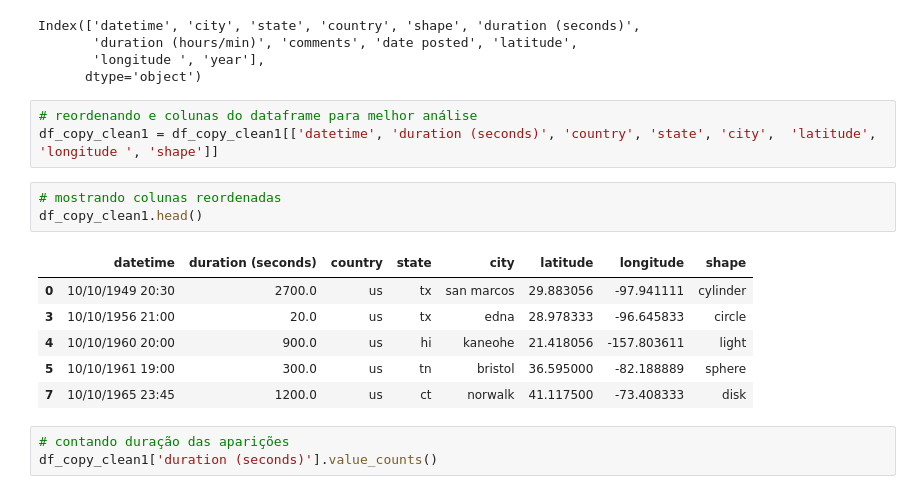
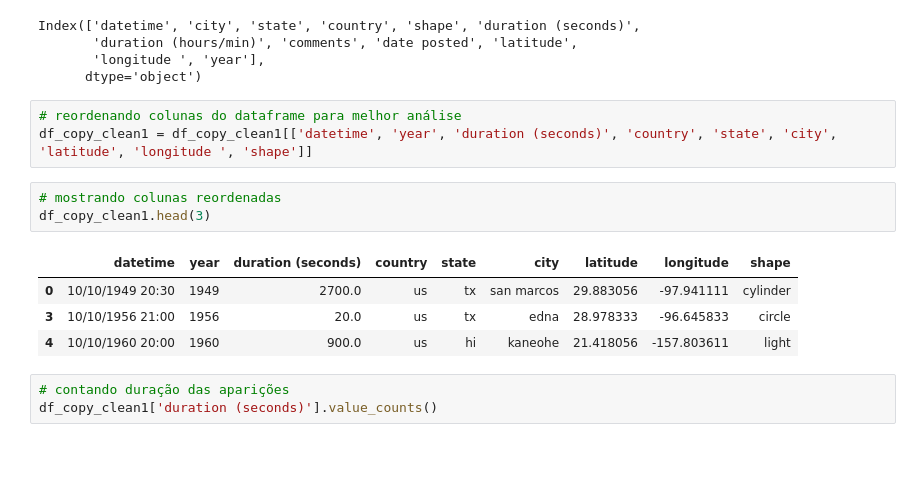
Before and after one commit to leandroautocontrole/Projeto1_ldl_LPAA, a Jupyter notebook: Projeto1_ldl_LPAA.ipynb, the cells around one changed output. Saved outputs shown, nothing was run; the diff lists cells and outputs as text; blank space fills up the shorter version.

```diff
--- a/Projeto1_ldl_LPAA.ipynb
+++ b/Projeto1_ldl_LPAA.ipynb
@@ -378,18 +374,16 @@ Index(['datetime', 'city', 'state', 'country', 'shape', 'duration (seconds)',
        'longitude ', 'year'],
       dtype='object')
 # %%
-# reordenando e colunas do dataframe para melhor análise
-df_copy_clean1 = df_copy_clean1[['datetime', 'duration (seconds)', 'country', 'state', 'city',  'latitude', 'longitude ', 'shape']]
+# reordenando colunas do dataframe para melhor análise
+df_copy_clean1 = df_copy_clean1[['datetime', 'year', 'duration (seconds)', 'country', 'state', 'city',  'latitude', 'longitude ', 'shape']]
 # %%
 # mostrando colunas reordenadas
-df_copy_clean1.head()
+df_copy_clean1.head(3)
 # %% [output]
-|  | datetime | duration (seconds) | country | state | city | latitude | longitude | shape |
-| 0 | 10/10/1949 20:30 | 2700.0 | us | tx | san marcos | 29.883056 | -97.941111 | cylinder |
-| 3 | 10/10/1956 21:00 | 20.0 | us | tx | edna | 28.978333 | -96.645833 | circle |
-| 4 | 10/10/1960 20:00 | 900.0 | us | hi | kaneohe | 21.418056 | -157.803611 | light |
-| 5 | 10/10/1961 19:00 | 300.0 | us | tn | bristol | 36.595000 | -82.188889 | sphere |
-| 7 | 10/10/1965 23:45 | 1200.0 | us | ct | norwalk | 41.117500 | -73.408333 | disk |
+|  | datetime | year | duration (seconds) | country | state | city | latitude | longitude | shape |
+| 0 | 10/10/1949 20:30 | 1949 | 2700.0 | us | tx | san marcos | 29.883056 | -97.941111 | cylinder |
+| 3 | 10/10/1956 21:00 | 1956 | 20.0 | us | tx | edna | 28.978333 | -96.645833 | circle |
+| 4 | 10/10/1960 20:00 | 1960 | 900.0 | us | hi | kaneohe | 21.418056 | -157.803611 | light |
 # %%
 # contando duração das aparições
 df_copy_clean1['duration (seconds)'].value_counts()
```
Also changed, not shown: parts of 21 cells of this notebook, 1 other file.
